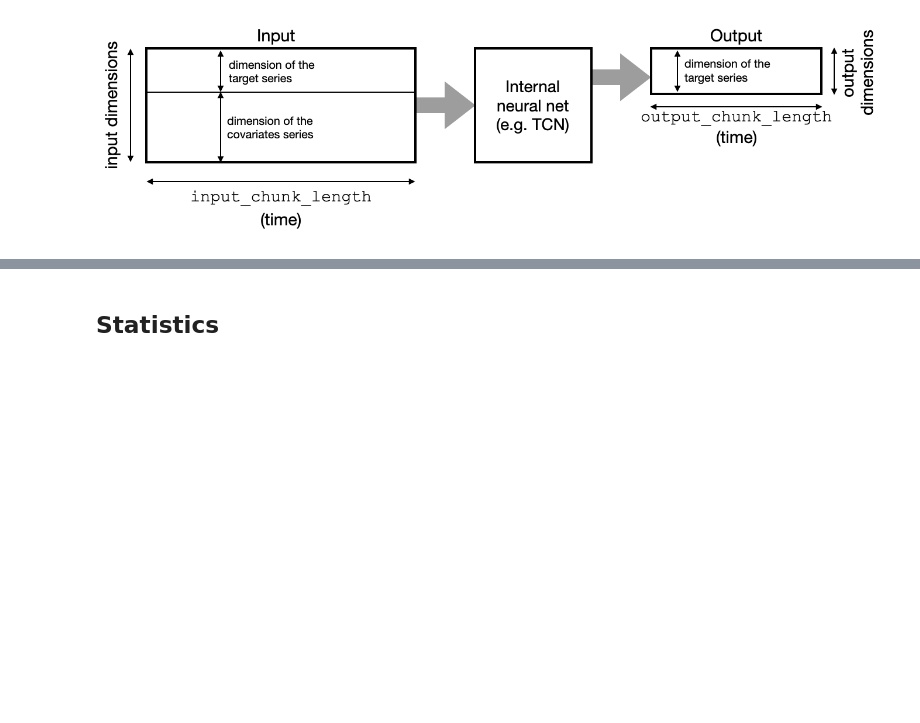
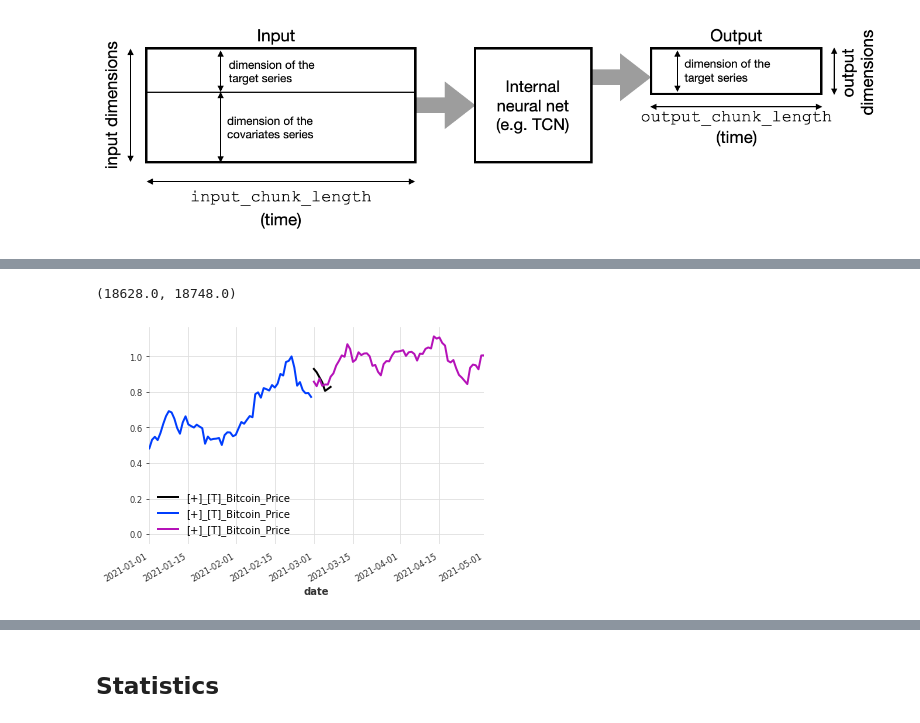
Before and after one commit to AlexandreLaizet/bitcoin_deep_learning, a Jupyter notebook: notebooks/bruno_model_darts.ipynb, the cells around one changed output, grey strips where cells are left out. Cells and saved outputs as stored; diff of their text form; code cells hidden in the pictures; blank space fills up the shorter version.

```diff
--- a/notebooks/bruno_model_darts.ipynb
+++ b/notebooks/bruno_model_darts.ipynb
@@ -175,0 +191,8 @@ preds = model.predict(series=target_train, past_covariates=features_train, n=7)
+# %%
+model.predict(series=target_train, past_covariates=features_train, n=7).plot()
+target_train.plot()
+target_val.plot()
+plt.xlim(xmin=pd.Timestamp('2021-01-01'), xmax=pd.Timestamp('2021-05-01'))
+# %% [output]
+(18628.0, 18748.0)
+[figure, added]
```
Also changed, not shown: parts of 60 cells of this notebook.
